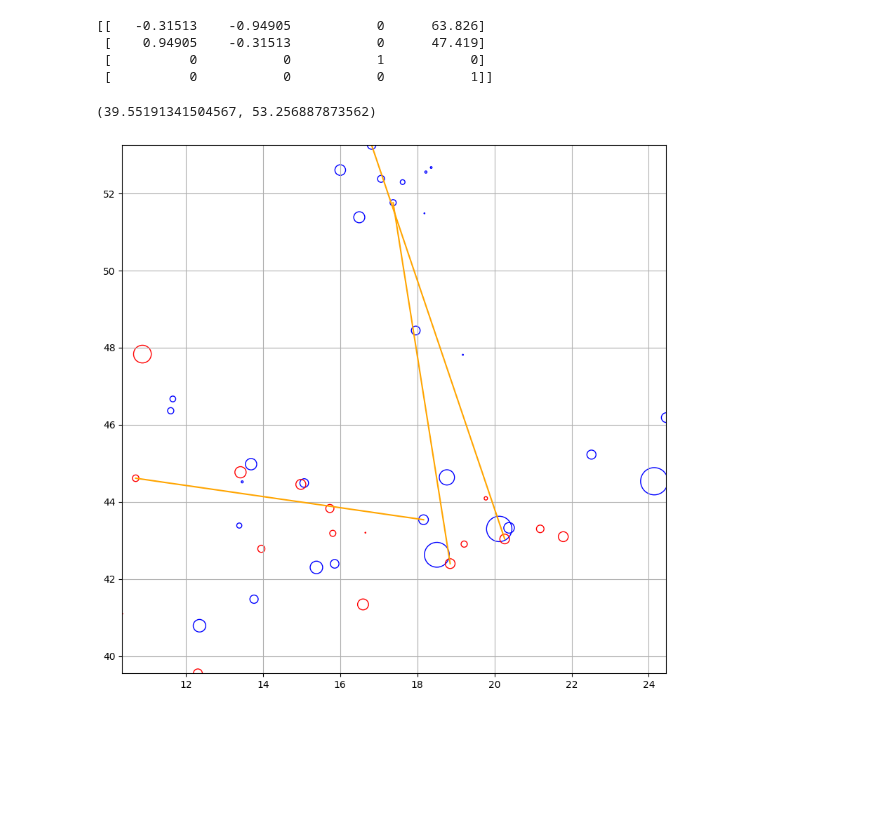
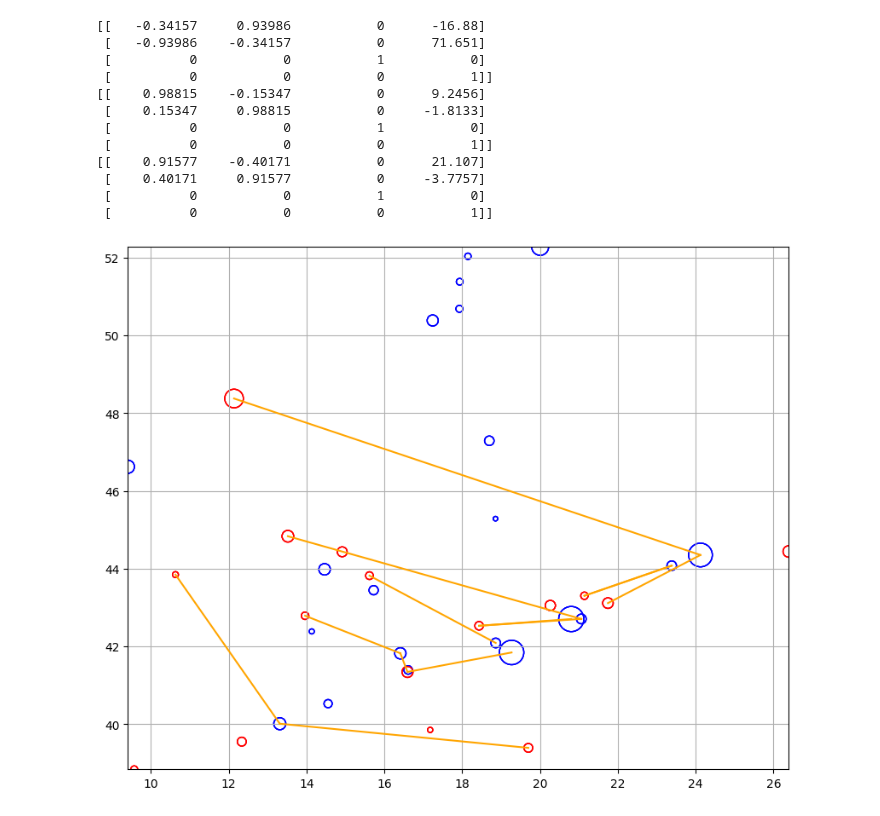
Before and after one commit to mit-acl/roman, a Jupyter notebook: notebooks/08_west_point_clipper_2.ipynb, the cells around one changed output. Drawn from its saved outputs; the diff is of its cells as text; code cells hidden in the pictures; blank space fills up the shorter version.

```diff
--- a/notebooks/08_west_point_clipper_2.ipynb
+++ b/notebooks/08_west_point_clipper_2.ipynb
@@ -34,5 +34,7 @@ assert num_robots <= 2
 # %%
 sol_pkl = "/home/masonbp/results/west_point_2023/frame_align_investigation/test_09/time_10_30/possible_success/solutions.pickle"
 clipper_sol = pickle.load(open(sol_pkl, 'rb'))[0][1]
+clipper_sol.transform[0,3] += .75
+clipper_sol.transform[1,3] -= 1.0
 print(clipper_sol.transform)
 # %% [output]
@@ -96,4 +96,5 @@ for i in range(num_robots):
 # %%
+
 fig, ax = plt.subplots(figsize=(10, 10))
 ax.set_aspect('equal', adjustable='box')
 ax.grid(True)
@@ -117,7 +118,7 @@ for i in range(num_robots):
             #     ellipsoid.transform(clipper_sol.transform)
 
             ellipsoid = Ellipsoid(reconstruction[:2], axes=np.array([width/2, width/2]), rot_mat=np.eye(2))
-            cov = segment.covariance()[:2,:2]
+            cov = segment.covariance[:2,:2]
             pearson = cov[0,1] / np.sqrt(cov[0,0]*cov[1,1])
             cov_ellipse = Ellipsoid(reconstruction[:2], axes=np.array([1*np.sqrt(cov[0,0]*(1 + pearson)), 1*cov[1,1]*np.sqrt(1 - pearson)]), rot_mat=cov[:2,:2])
             if i == 0:
@@ -125,6 +126,7 @@ for i in range(num_robots):
                 cov_ellipse.transform(T3d_2_T2d(clipper_sol.transform))
             cov_ellipse.plot2d(ax, edgecolor='y')
 
+            ellipsoid.id = segment.id
             maps[i].append(ellipsoid)
             maps[i][-1].plot2d(ax, edgecolor=colors[i])
             plt.text(ellipsoid.centroid[0], ellipsoid.centroid[1], f"{segment.id}", fontsize=12, color=colors[i])
@@ -158,8 +158,8 @@ print(inliers_cl)
 from motlee.realign.frame_aligner import FrameAligner, AssocMethod
 frame_aligner = FrameAligner(
     method=AssocMethod.CLIPPER_MULT_SOL,
-    clipper_sigma=.15,
-    clipper_epsilon=.3,
+    clipper_sigma=.3,
+    clipper_epsilon=.5,
     clipper_mult_downweight=0.0,
     clipper_mult_repeats=10
 )
@@ -167,9 +167,9 @@ centroids1 = np.array([ellipsoid.centroid.reshape(-1) for ellipsoid in maps[0]])
 centroids2 = np.array([ellipsoid.centroid.reshape(-1) for ellipsoid in maps[1]])
 sols = frame_aligner.align_objects(static_objects=[centroids1, centroids2])
 # %%
-map_transformed = []
-for obj in maps[1]:
-    obj_cp = obj.copy()
-    obj_cp.transform(T3d_2_T2d(sols[2].transform))
-    map_transformed.append(obj_cp)
+# map_transformed = []
+# for obj in maps[1]:
+#     obj_cp = obj.copy()
+#     obj_cp.transform(T3d_2_T2d(sols[2].transform))
+#     map_transformed.append(obj_cp)
 # %%
@@ -183,40 +190,49 @@ print(inliers)
 # %%
 fig, ax = plt.subplots(figsize=(10, 10))
 ax.set_aspect('equal', adjustable='box')
 ax.grid(True)
 colors = ['blue', 'red']
 maps_T = [obj.copy() for obj in maps[1]]
-i = 9
+i = 0
 
 # for obj in maps_T:
 #     obj.transform(T3d_2_T2d(sols[i].transform))
 
+for i in range(3):
+# if True:
+    # i = 9
+    for obj in maps[0]:
+        ax = obj.plot2d(ax, edgecolor=colors[0])
+    for obj in maps_T:
+        ax = obj.plot2d(ax, edgecolor=colors[1])
 
-for obj in maps[0]:
-    ax = obj.plot2d(ax, edgecolor=colors[0])
-for obj in maps_T:
-    ax = obj.plot2d(ax, edgecolor=colors[1])
+    # for pair in inliers:
+    # # for pair in sols[9].associated_objs:
+    #     ax.plot([maps[0][pair[0]].centroid[0], maps[1][pair[1]].centroid[0]], [maps[0][pair[0]].centroid[1], maps[1][pair[1]].centroid[1]], 'g-', linewidth=3)
+    print(sols[i].transform)
+    for pair in sols[i].associated_objs:
+        ax.plot([maps[0][pair[0]].centroid[0], maps_T[pair[1]].centroid[0]], [maps[0][pair[0]].centroid[1], maps_T[pair[1]].centroid[1]], color='orange')
 
-# for pair in inliers:
-# # for pair in sols[9].associated_objs:
-#     ax.plot([maps[0][pair[0]].centroid[0], maps[1][pair[1]].centroid[0]], [maps[0][pair[0]].centroid[1], maps[1][pair[1]].centroid[1]], 'g-', linewidth=3)
-print(sols[i].transform)
-for pair in sols[i].associated_objs:
-    ax.plot([maps[0][pair[0]].centroid[0], maps_T[pair[1]].centroid[0]], [maps[0][pair[0]].centroid[1], maps_T[pair[1]].centroid[1]], color='orange')
-
-# for pair in inliers:
-#     ax.plot([maps[0][pair[0]].centroid[0], maps[1][pair[1]].centroid[0]], [maps[0][pair[0]].centroid[1], maps[1][pair[1]].centroid[1]], color='green')
+    # for pair in inliers:
+    #     ax.plot([maps[0][pair[0]].centroid[0], maps[1][pair[1]].centroid[0]], [maps[0][pair[0]].centroid[1], maps[1][pair[1]].centroid[1]], color='green')
 
 
-# for pair in inliers_cl:
-#     # ax.plot([maps[0][pair[0]].centroid[0], map_transformed[pair[1]].centroid[0]], [maps[0][pair[0]].centroid[1], map_transformed[pair[1]].centroid[1]], color='orange')
-#     ax.plot([maps[0][pair[0]].centroid[0], maps[1][pair[1]].centroid[0]], [maps[0][pair[0]].centroid[1], maps[1][pair[1]].centroid[1]], color='orange')
-ax.set_xlim(maps_bounds[0])
-ax.set_ylim(maps_bounds[1])
+    # for pair in inliers_cl:
+    #     # ax.plot([maps[0][pair[0]].centroid[0], map_transformed[pair[1]].centroid[0]], [maps[0][pair[0]].centroid[1], map_transformed[pair[1]].centroid[1]], color='orange')
+    #     ax.plot([maps[0][pair[0]].centroid[0], maps[1][pair[1]].centroid[0]], [maps[0][pair[0]].centroid[1], maps[1][pair[1]].centroid[1]], color='orange')
+    ax.set_xlim(maps_bounds[0])
+    ax.set_ylim(maps_bounds[1])
 # %% [output]
-[[   -0.31513    -0.94905           0      63.826]
- [    0.94905    -0.31513           0      47.419]
+[[   -0.34157     0.93986           0      -16.88]
+ [   -0.93986    -0.34157           0      71.651]
  [          0           0           1           0]
  [          0           0           0           1]]
+[[    0.98815    -0.15347           0      9.2456]
+ [    0.15347     0.98815           0     -1.8133]
+ [          0           0           1           0]
+ [          0           0           0           1]]
+[[    0.91577    -0.40171           0      21.107]
+ [    0.40171     0.91577           0     -3.7757]
+ [          0           0           1           0]
+ [          0           0           0           1]]
-(39.55191341504567, 53.256887873562)
-[figure, old version]
+[figure, new version]
```
Also changed, not shown: parts of 6 cells of this notebook, 3 other files.
